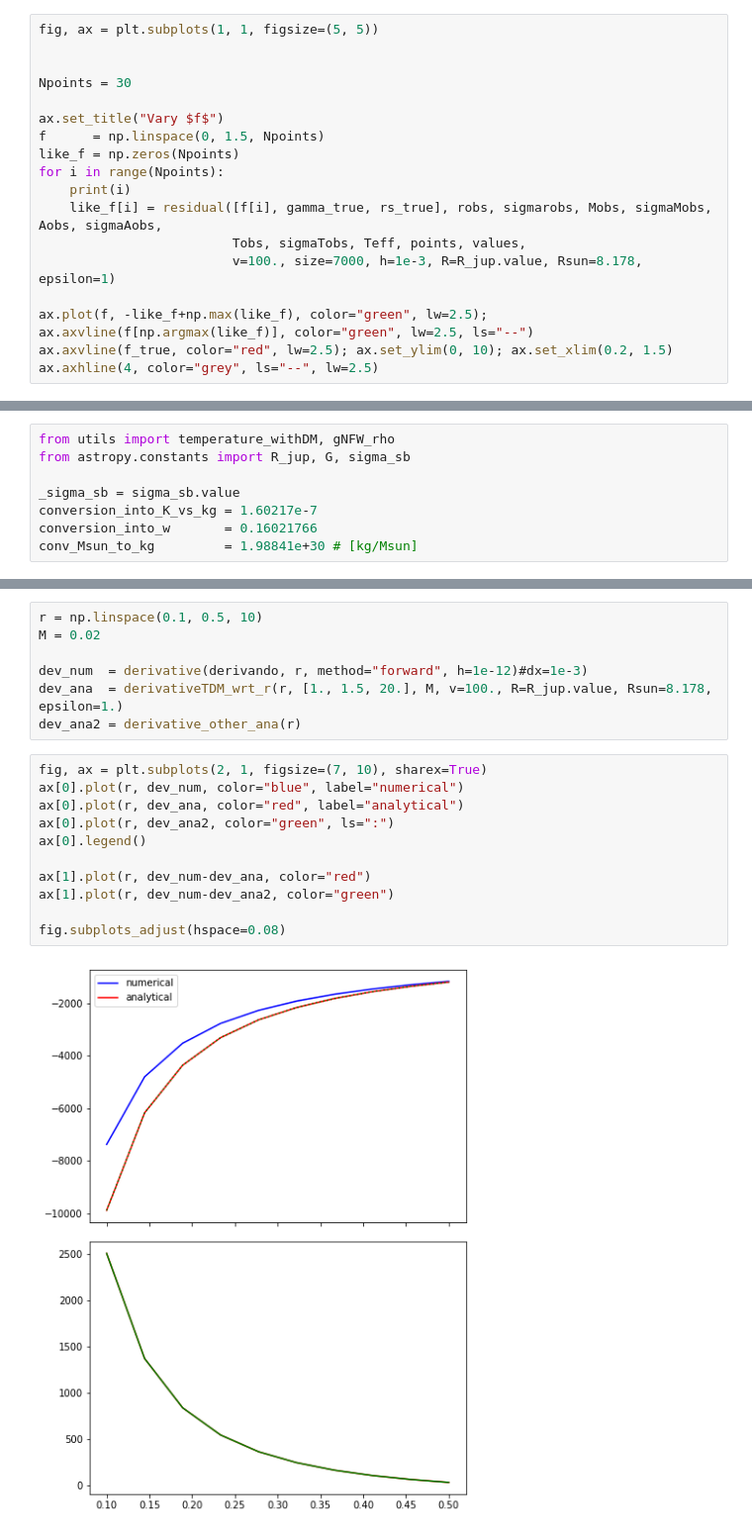
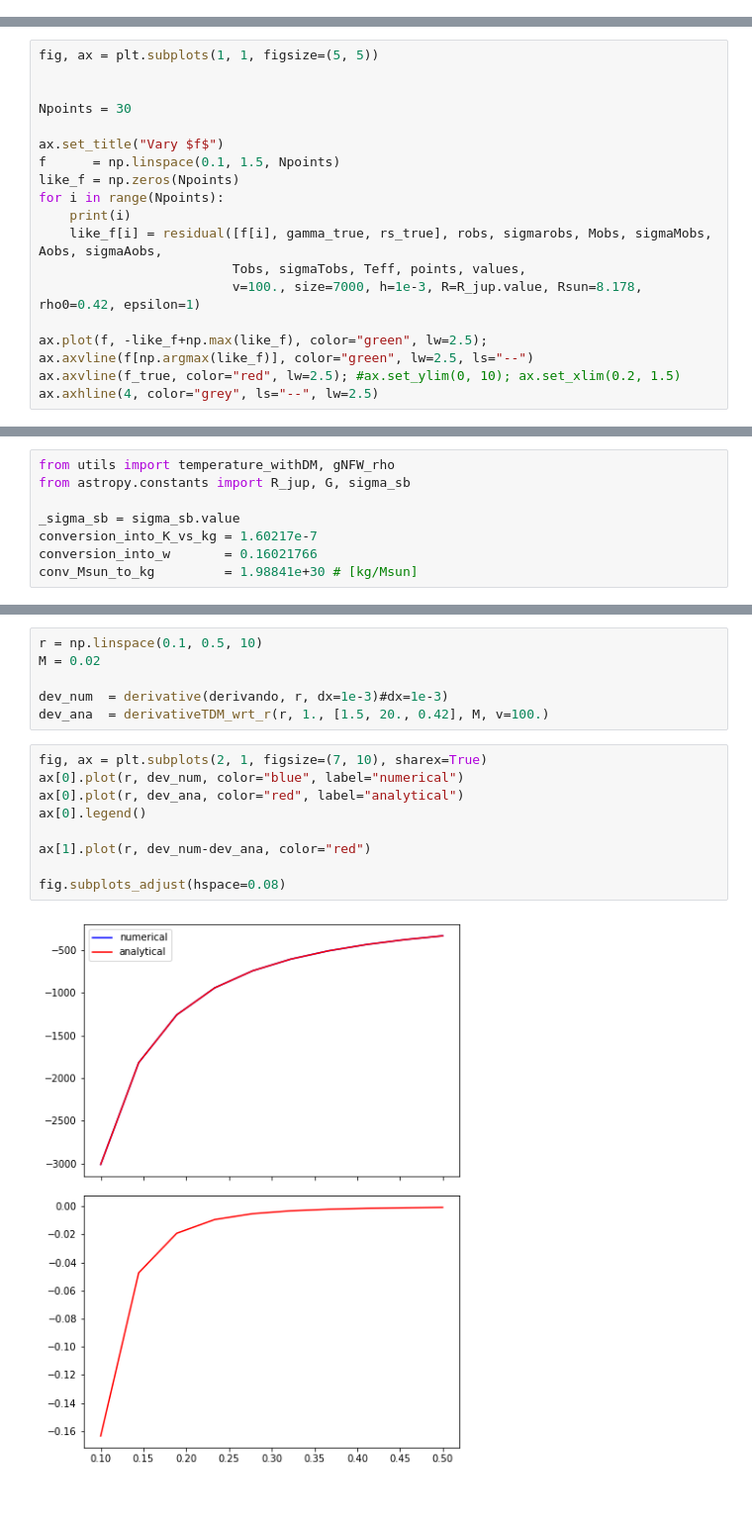
Before and after one commit to SvPoder/exoplanets, a Jupyter notebook: jupyter-notebook/reconstructed_DM_likelihood.ipynb, the cells around one changed output, grey strips where cells are left out. Shown at 99% size. Cells and saved outputs as stored; diff of their text form; blank space fills up the shorter version.

```diff
--- a/jupyter-notebook/reconstructed_DM_likelihood.ipynb
+++ b/jupyter-notebook/reconstructed_DM_likelihood.ipynb
@@ -1251,19 +1213,0 @@ ax.axhline(4, color="grey", ls="--", lw=2.5)
-# %%
-fig, ax = plt.subplots(1, 1, figsize=(5, 5))
-
-
-Npoints = 30
-
-ax.set_title("Vary $f$")
-f      = np.linspace(0, 1.5, Npoints)
-like_f = np.zeros(Npoints)
-for i in range(Npoints):
-    print(i)
-    like_f[i] = residual([f[i], gamma_true, rs_true], robs, sigmarobs, Mobs, sigmaMobs, Aobs, sigmaAobs,
-                         Tobs, sigmaTobs, Teff, points, values,
-                         v=100., size=7000, h=1e-3, R=R_jup.value, Rsun=8.178, epsilon=1)
-
-ax.plot(f, -like_f+np.max(like_f), color="green", lw=2.5);
-ax.axvline(f[np.argmax(like_f)], color="green", lw=2.5, ls="--")
-ax.axvline(f_true, color="red", lw=2.5); ax.set_ylim(0, 10); ax.set_xlim(0.2, 1.5)
-ax.axhline(4, color="grey", ls="--", lw=2.5)
@@ -1301,0 +1214,19 @@ ax.axvline(f_true, color="red", lw=2.5); #ax.set_ylim(0, 10); ax.set_xlim(0.2, 1
+# %%
+fig, ax = plt.subplots(1, 1, figsize=(5, 5))
+
+
+Npoints = 30
+
+ax.set_title("Vary $f$")
+f      = np.linspace(0.1, 1.5, Npoints)
+like_f = np.zeros(Npoints)
+for i in range(Npoints):
+    print(i)
+    like_f[i] = residual([f[i], gamma_true, rs_true], robs, sigmarobs, Mobs, sigmaMobs, Aobs, sigmaAobs,
+                         Tobs, sigmaTobs, Teff, points, values,
+                         v=100., size=7000, h=1e-3, R=R_jup.value, Rsun=8.178, rho0=0.42, epsilon=1)
+
+ax.plot(f, -like_f+np.max(like_f), color="green", lw=2.5);
+ax.axvline(f[np.argmax(like_f)], color="green", lw=2.5, ls="--")
+ax.axvline(f_true, color="red", lw=2.5); #ax.set_ylim(0, 10); ax.set_xlim(0.2, 1.5)
+ax.axhline(4, color="grey", ls="--", lw=2.5)
@@ -1373,19 +1266,16 @@ def derivative_other_ana(r):
 r = np.linspace(0.1, 0.5, 10)
 M = 0.02
 
-dev_num  = derivative(derivando, r, method="forward", h=1e-12)#dx=1e-3)
-dev_ana  = derivativeTDM_wrt_r(r, [1., 1.5, 20.], M, v=100., R=R_jup.value, Rsun=8.178, epsilon=1.)
-dev_ana2 = derivative_other_ana(r)
+dev_num  = derivative(derivando, r, dx=1e-3)#dx=1e-3)
+dev_ana  = derivativeTDM_wrt_r(r, 1., [1.5, 20., 0.42], M, v=100.)
 # %%
 fig, ax = plt.subplots(2, 1, figsize=(7, 10), sharex=True)
 ax[0].plot(r, dev_num, color="blue", label="numerical")
 ax[0].plot(r, dev_ana, color="red", label="analytical")
-ax[0].plot(r, dev_ana2, color="green", ls=":")
 ax[0].legend()
 
 ax[1].plot(r, dev_num-dev_ana, color="red")
-ax[1].plot(r, dev_num-dev_ana2, color="green")
 
 fig.subplots_adjust(hspace=0.08)
 # %% [output]
-[figure, old version]
+[figure, new version]
```
Also changed, not shown: parts of 17 cells of this notebook, 4 other files.
